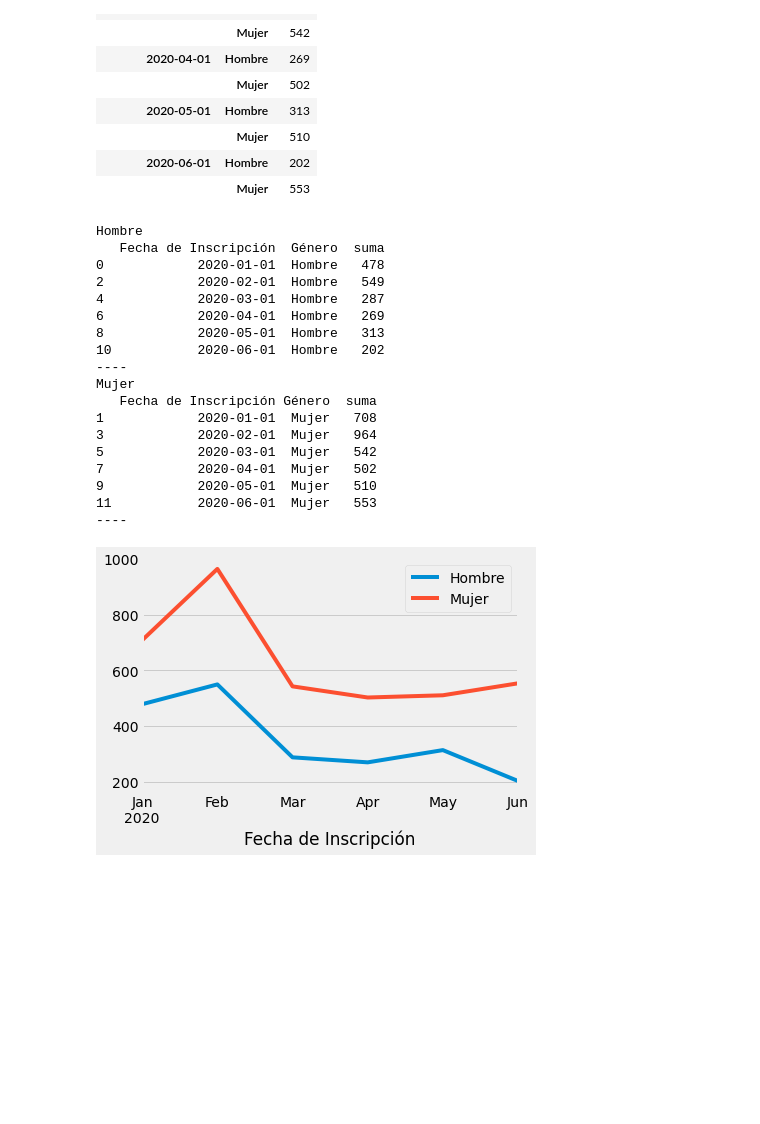
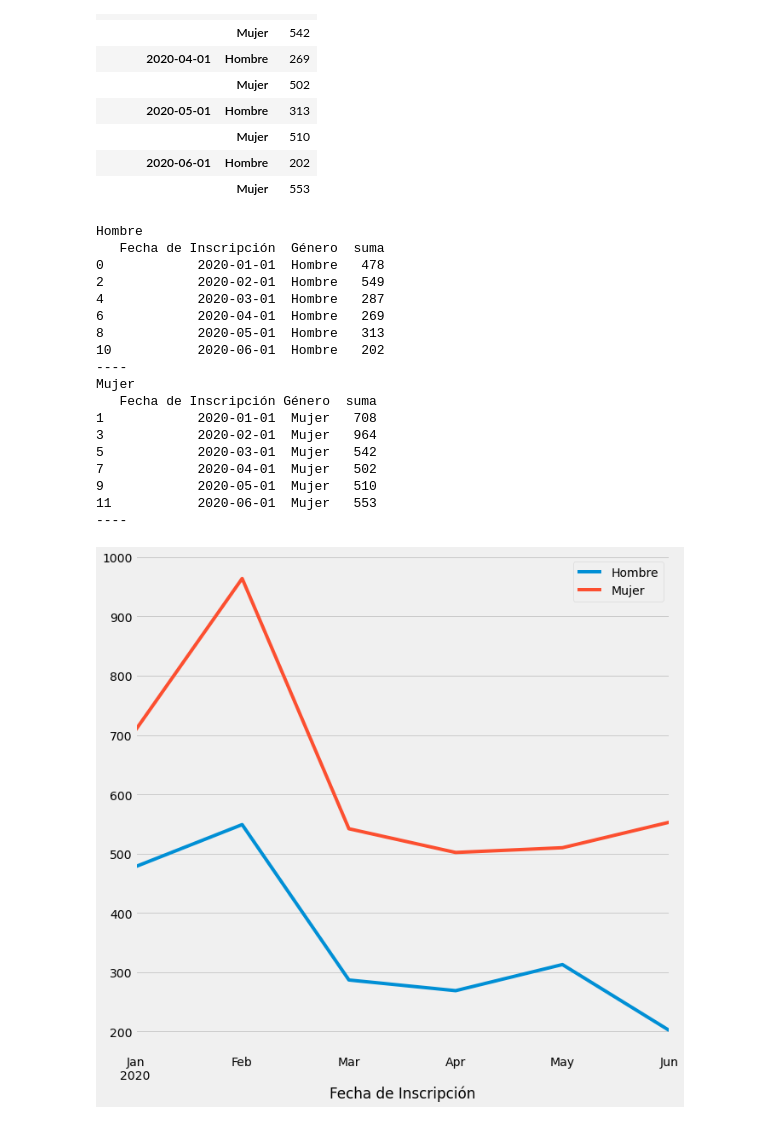
Before and after one commit to albalexia/materialbootcamp, a Jupyter notebook: PROYECTOS/pruebas/unemplyment_madrid.ipynb, the cells around one changed output. Cells and saved outputs as stored; diff of their text form; code cells hidden in the pictures; blank space fills up the shorter version.

```diff
--- a/PROYECTOS/pruebas/unemplyment_madrid.ipynb
+++ b/PROYECTOS/pruebas/unemplyment_madrid.ipynb
@@ -389,31 +378,33 @@ Las columnas útiles son ['Fecha de Inscripción', 'Género']
 |  | Mujer | 553 |
 # %%
 fig, ax = plt.subplots()
+fig = plt.gcf()
+fig.set_size_inches(10,10)
 
 # key gives the group name (i.e. category), data gives the actual values
 for key, data in df_20_agrupado.reset_index().groupby('Género'):
     print(key)
     print(data)
     print("----")
     data.plot(x='Fecha de Inscripción', y='suma', ax=ax, label=key)
 # %% [output]
 Hombre
    Fecha de Inscripción  Género  suma
 0            2020-01-01  Hombre   478
 2            2020-02-01  Hombre   549
 4            2020-03-01  Hombre   287
 6            2020-04-01  Hombre   269
 8            2020-05-01  Hombre   313
 10           2020-06-01  Hombre   202
 ----
 Mujer
    Fecha de Inscripción Género  suma
 1            2020-01-01  Mujer   708
 3            2020-02-01  Mujer   964
 5            2020-03-01  Mujer   542
 7            2020-04-01  Mujer   502
 9            2020-05-01  Mujer   510
 11           2020-06-01  Mujer   553
 ----
-[figure, old version]
+[figure, new version]
 # %%
```
Also changed, not shown: parts of 9 cells of this notebook, 1 other file.
